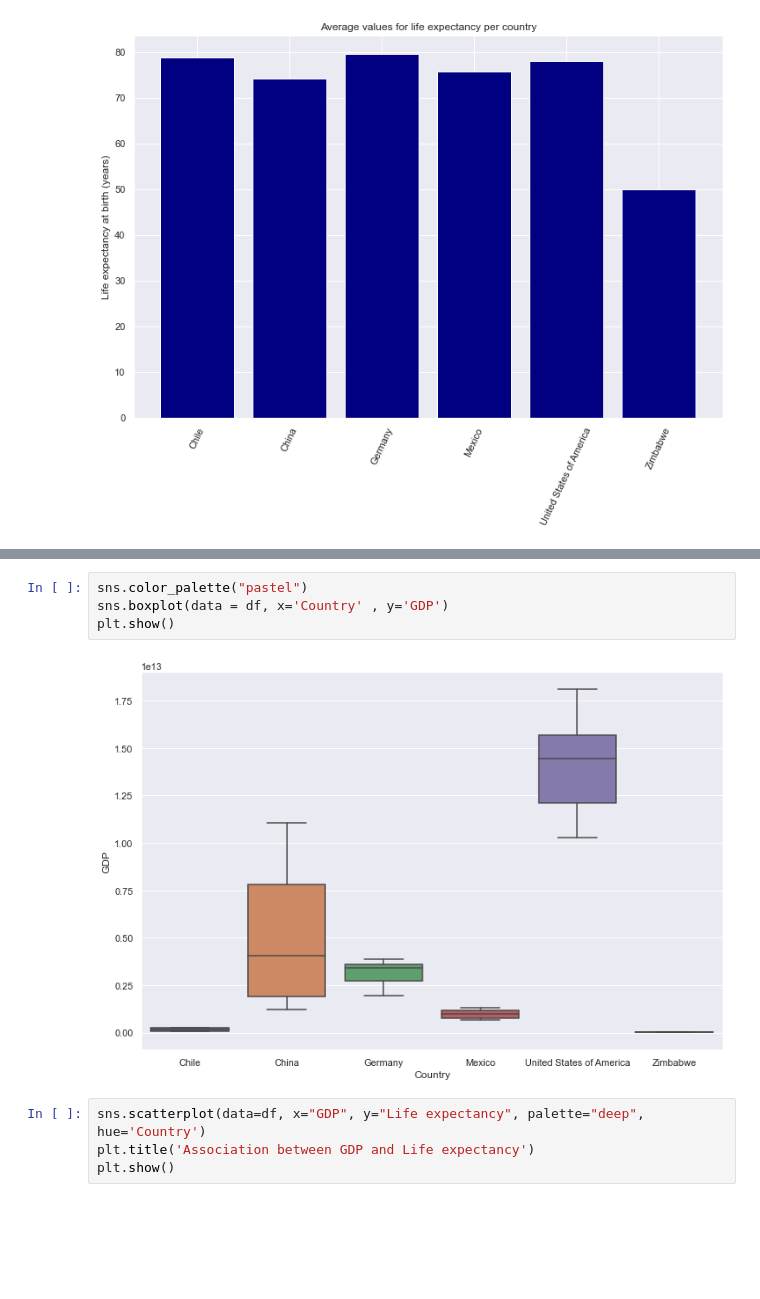
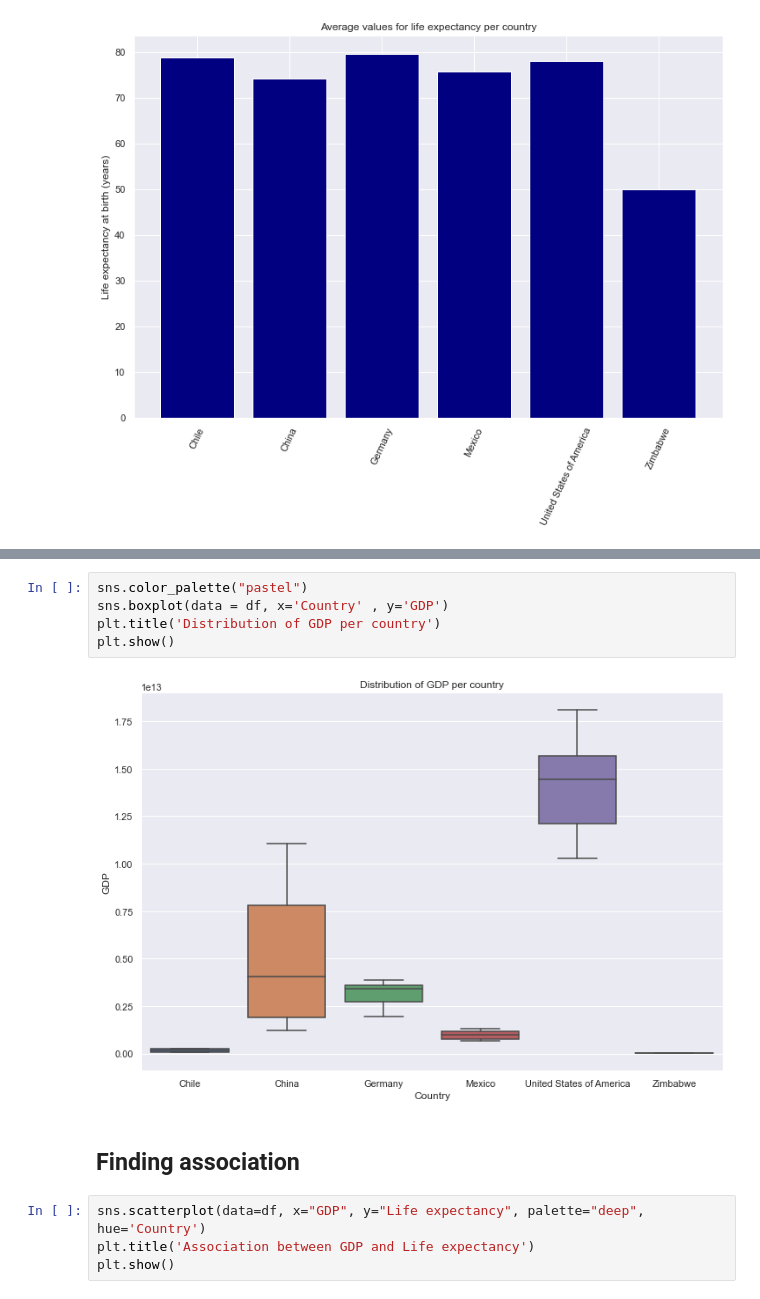
Before and after one commit to stormborn333/Life_Expectancy_and_GDP, a Jupyter notebook: life_expectancy_gdp.ipynb, the cells around one changed output, grey strips where cells are left out. Cells and saved outputs as stored; diff of their text form; blank space fills up the shorter version.

```diff
--- a/life_expectancy_gdp.ipynb
+++ b/life_expectancy_gdp.ipynb
@@ -98,9 +106,12 @@ plt.show()
 # %%
 sns.color_palette("pastel")
 sns.boxplot(data = df, x='Country' , y='GDP')
+plt.title('Distribution of GDP per country')
 plt.show()
 # %% [output]
-[figure, old version]
+[figure, new version]
+# %% [markdown]
+## Finding association
 # %%
 sns.scatterplot(data=df, x="GDP", y="Life expectancy", palette="deep", hue='Country')
 plt.title('Association between GDP and Life expectancy')
```
Also changed, not shown: parts of 10 cells of this notebook.
